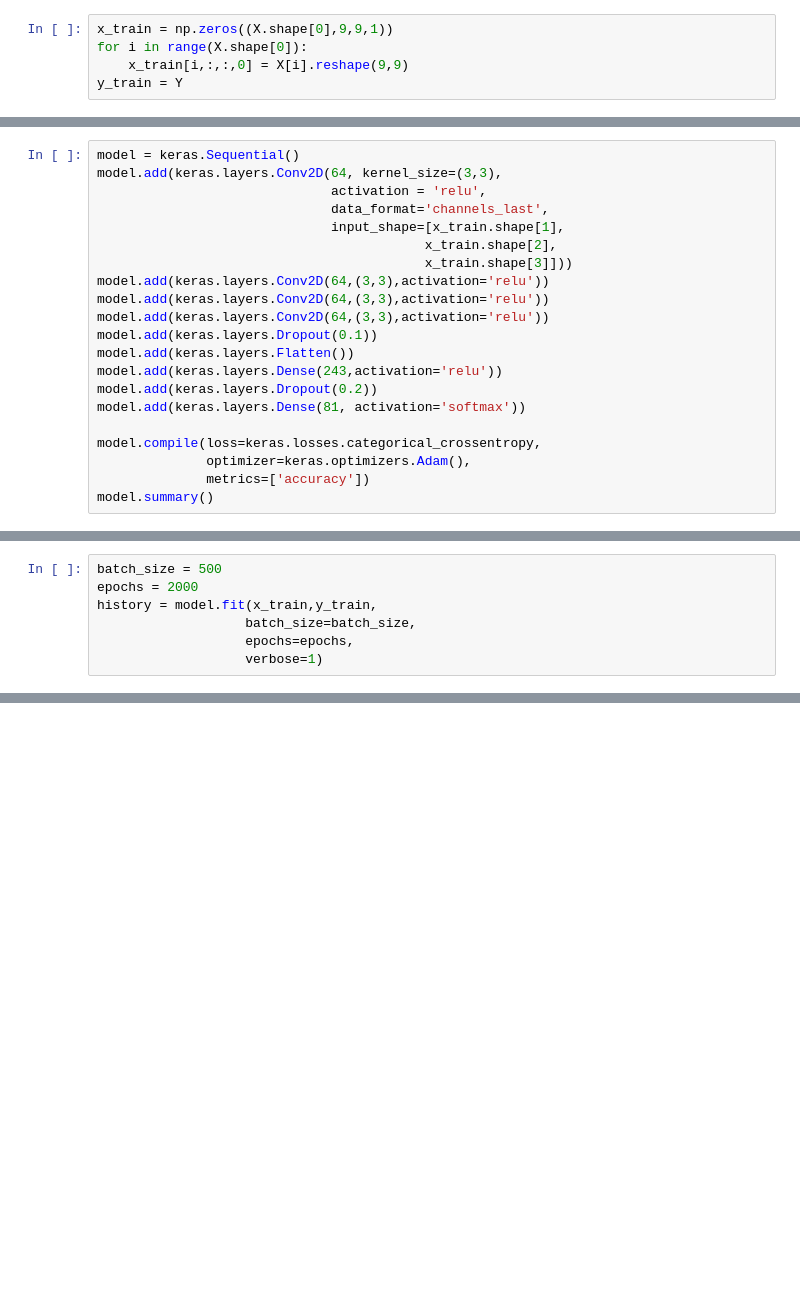
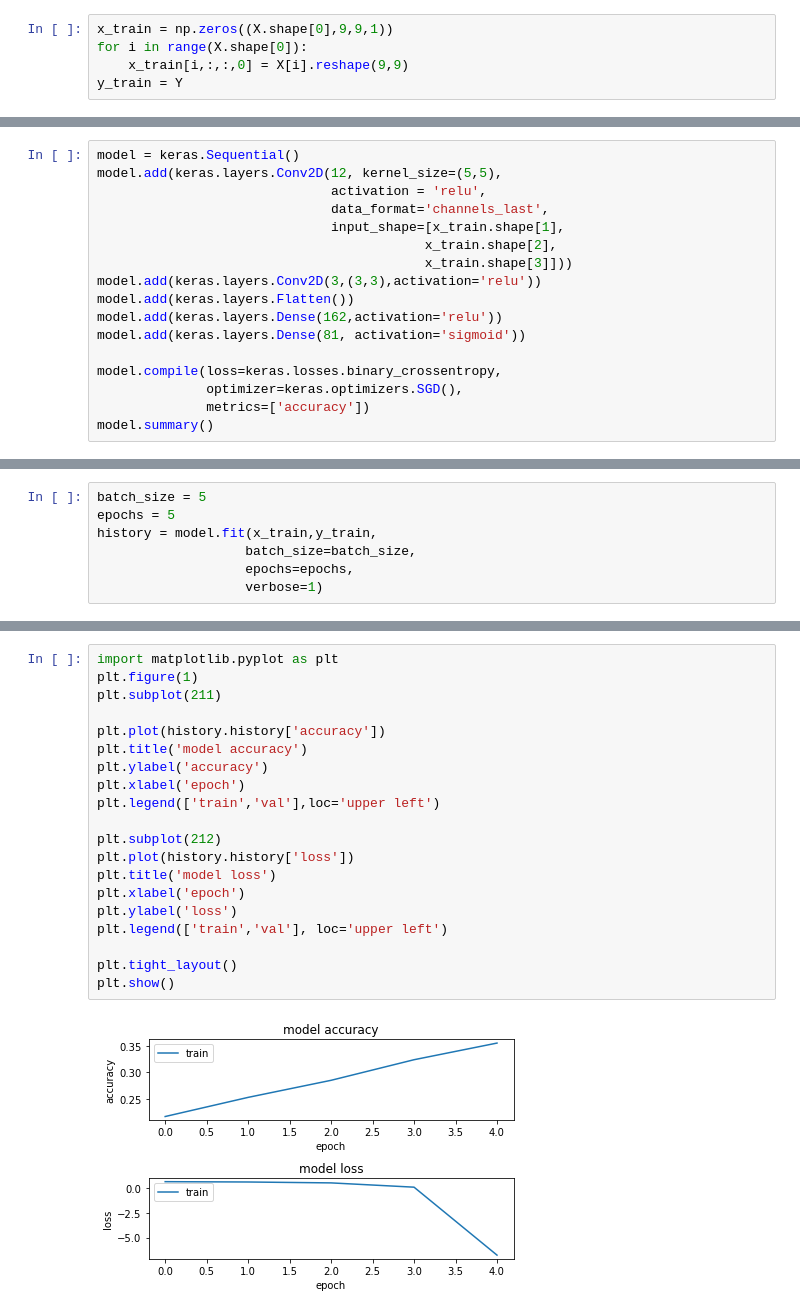
Before and after one commit to CSCI4850/S20-team4-project, a Jupyter notebook: src/Net_Test.ipynb, the cells around one changed output, grey strips where cells are left out. Saved outputs shown, nothing was run; the diff lists cells and outputs as text; blank space fills up the shorter version.

```diff
--- a/src/Net_Test.ipynb
+++ b/src/Net_Test.ipynb
@@ -34,22 +34,18 @@ $\displaystyle \left[\begin{matrix}0.5 & 0.5 & 0.5 & 0.5 & 0.5 & 0.5 & 0.5 & 0.4
 # %%
 model = keras.Sequential()
-model.add(keras.layers.Conv2D(64, kernel_size=(3,3),
+model.add(keras.layers.Conv2D(12, kernel_size=(5,5),
                               activation = 'relu',
                               data_format='channels_last',
                               input_shape=[x_train.shape[1],
                                           x_train.shape[2],
                                           x_train.shape[3]]))
-model.add(keras.layers.Conv2D(64,(3,3),activation='relu'))
-model.add(keras.layers.Conv2D(64,(3,3),activation='relu'))
-model.add(keras.layers.Conv2D(64,(3,3),activation='relu'))
-model.add(keras.layers.Dropout(0.1))
+model.add(keras.layers.Conv2D(3,(3,3),activation='relu'))
 model.add(keras.layers.Flatten())
-model.add(keras.layers.Dense(243,activation='relu'))
-model.add(keras.layers.Dropout(0.2))
-model.add(keras.layers.Dense(81, activation='softmax'))
+model.add(keras.layers.Dense(162,activation='relu'))
+model.add(keras.layers.Dense(81, activation='sigmoid'))
 
-model.compile(loss=keras.losses.categorical_crossentropy,
-              optimizer=keras.optimizers.Adam(),
+model.compile(loss=keras.losses.binary_crossentropy,
+              optimizer=keras.optimizers.SGD(),
               metrics=['accuracy'])
 model.summary()
 # %% [output]
@@ -71,8 +68,8 @@ Trainable params: 146,983
 Non-trainable params: 0
 _________________________________________________________________
 # %%
-batch_size = 500
-epochs = 2000
+batch_size = 5
+epochs = 5
 history = model.fit(x_train,y_train,
                    batch_size=batch_size,
                    epochs=epochs,
@@ -79,0 +88,22 @@ history = model.fit(x_train,y_train,
+# %%
+import matplotlib.pyplot as plt
+plt.figure(1)
+plt.subplot(211)
+
+plt.plot(history.history['accuracy'])
+plt.title('model accuracy')
+plt.ylabel('accuracy')
+plt.xlabel('epoch')
+plt.legend(['train','val'],loc='upper left')
+
+plt.subplot(212)
+plt.plot(history.history['loss'])
+plt.title('model loss')
+plt.xlabel('epoch')
+plt.ylabel('loss')
+plt.legend(['train','val'], loc='upper left')
+
+plt.tight_layout()
+plt.show()
+# %% [output]
+[figure, added]
```
Also changed, not shown: parts of 7 cells of this notebook, 3 other files.
